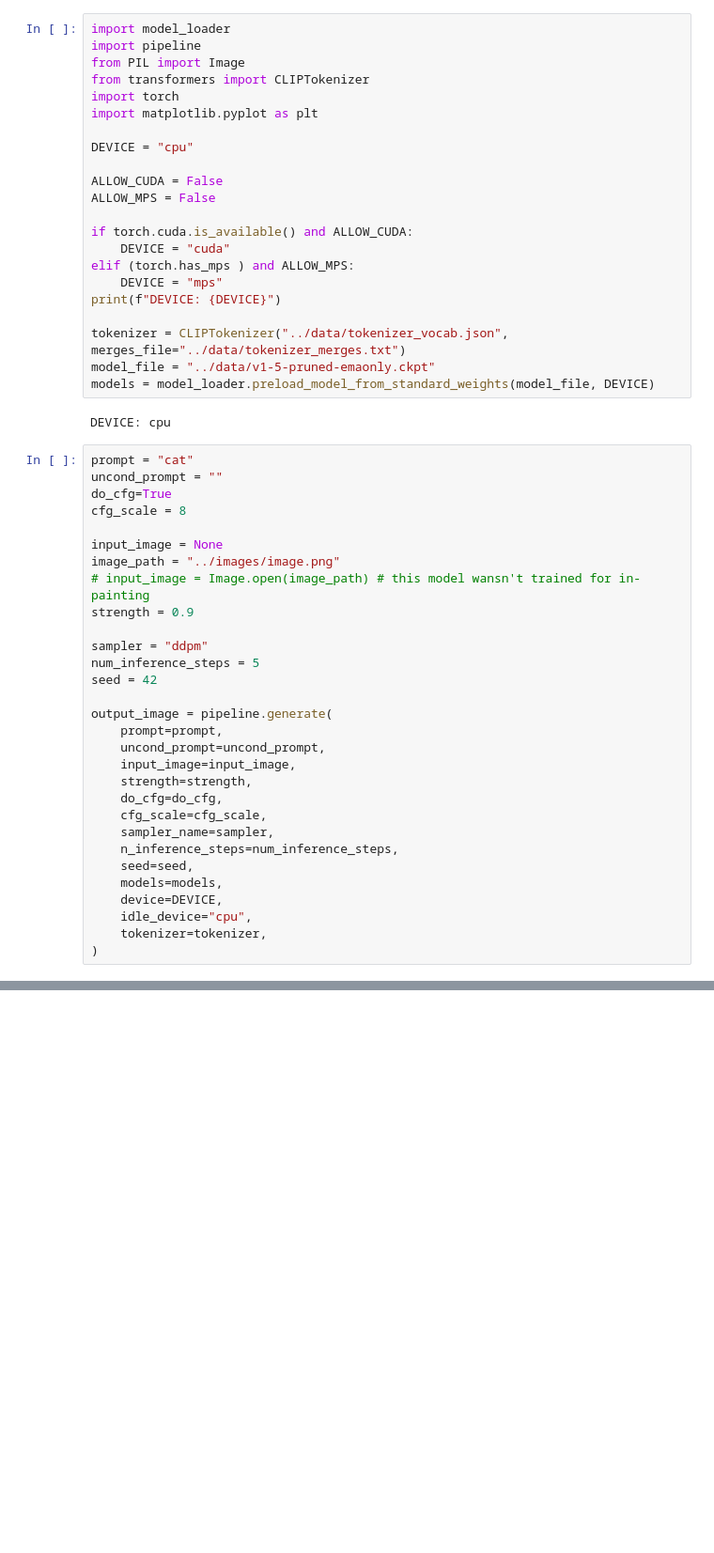
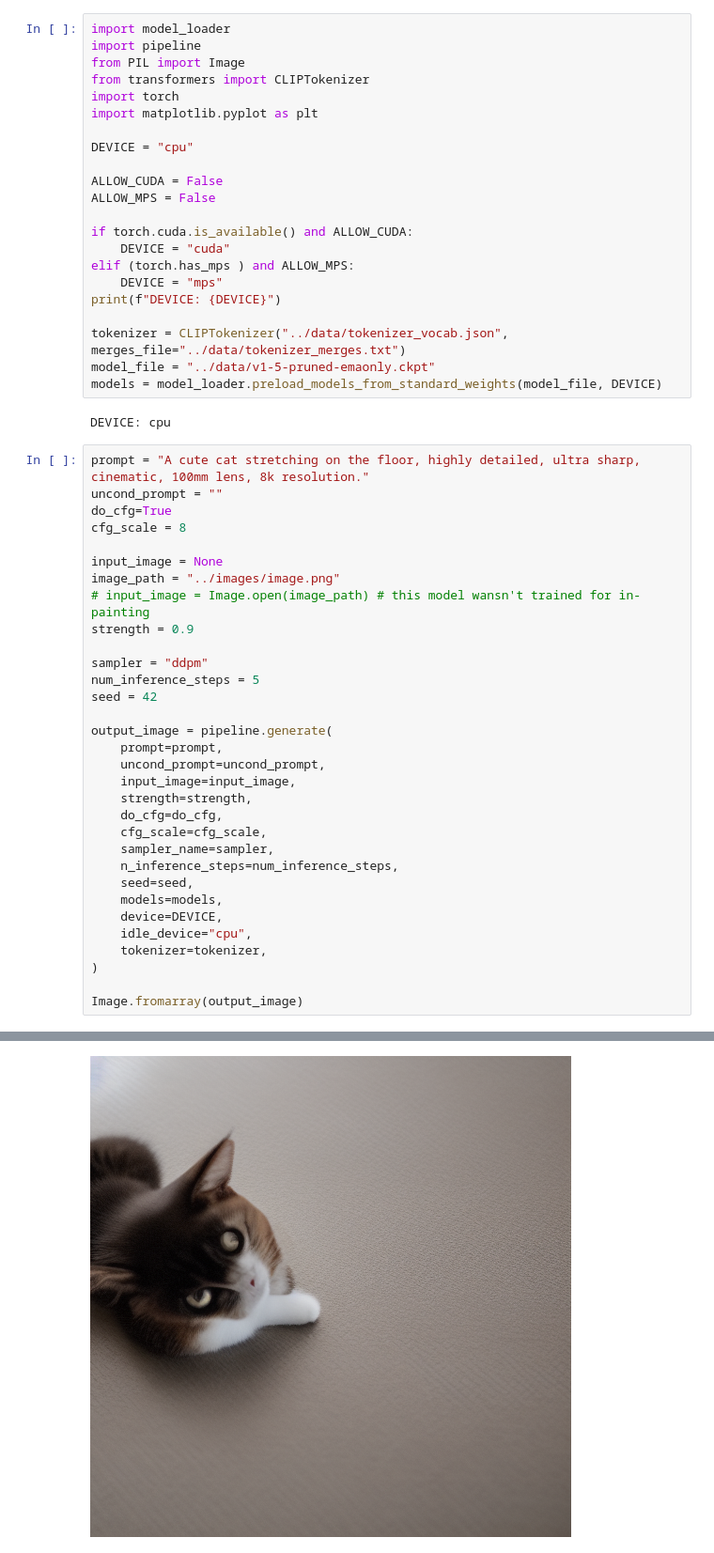
Before and after one commit to parmarsuraj99/StableDiffusionExercise, a Jupyter notebook: sd/demo.ipynb, the cells around one changed output, grey strips where cells are left out. Shown at 94% size. Drawn from its saved outputs; the diff is of its cells as text; blank space fills up the shorter version.

```diff
--- a/sd/demo.ipynb
+++ b/sd/demo.ipynb
@@ -19,11 +19,11 @@ print(f"DEVICE: {DEVICE}")
 
 tokenizer = CLIPTokenizer("../data/tokenizer_vocab.json", merges_file="../data/tokenizer_merges.txt")
 model_file = "../data/v1-5-pruned-emaonly.ckpt"
-models = model_loader.preload_model_from_standard_weights(model_file, DEVICE)
+models = model_loader.preload_models_from_standard_weights(model_file, DEVICE)
 # %% [output]
 DEVICE: cpu
 # %%
-prompt = "cat"
+prompt = "A cute cat stretching on the floor, highly detailed, ultra sharp, cinematic, 100mm lens, 8k resolution."
 uncond_prompt = ""
 do_cfg=True
 cfg_scale = 8
@@ -52,3 +52,6 @@ output_image = pipeline.generate(
     idle_device="cpu",
     tokenizer=tokenizer,
 )
+
+Image.fromarray(output_image)
+# %% [output]
@@ -54,0 +68 @@ output_image = pipeline.generate(
+[figure, added]
```
Also changed, not shown: parts of 2 cells of this notebook, 6 other files.
